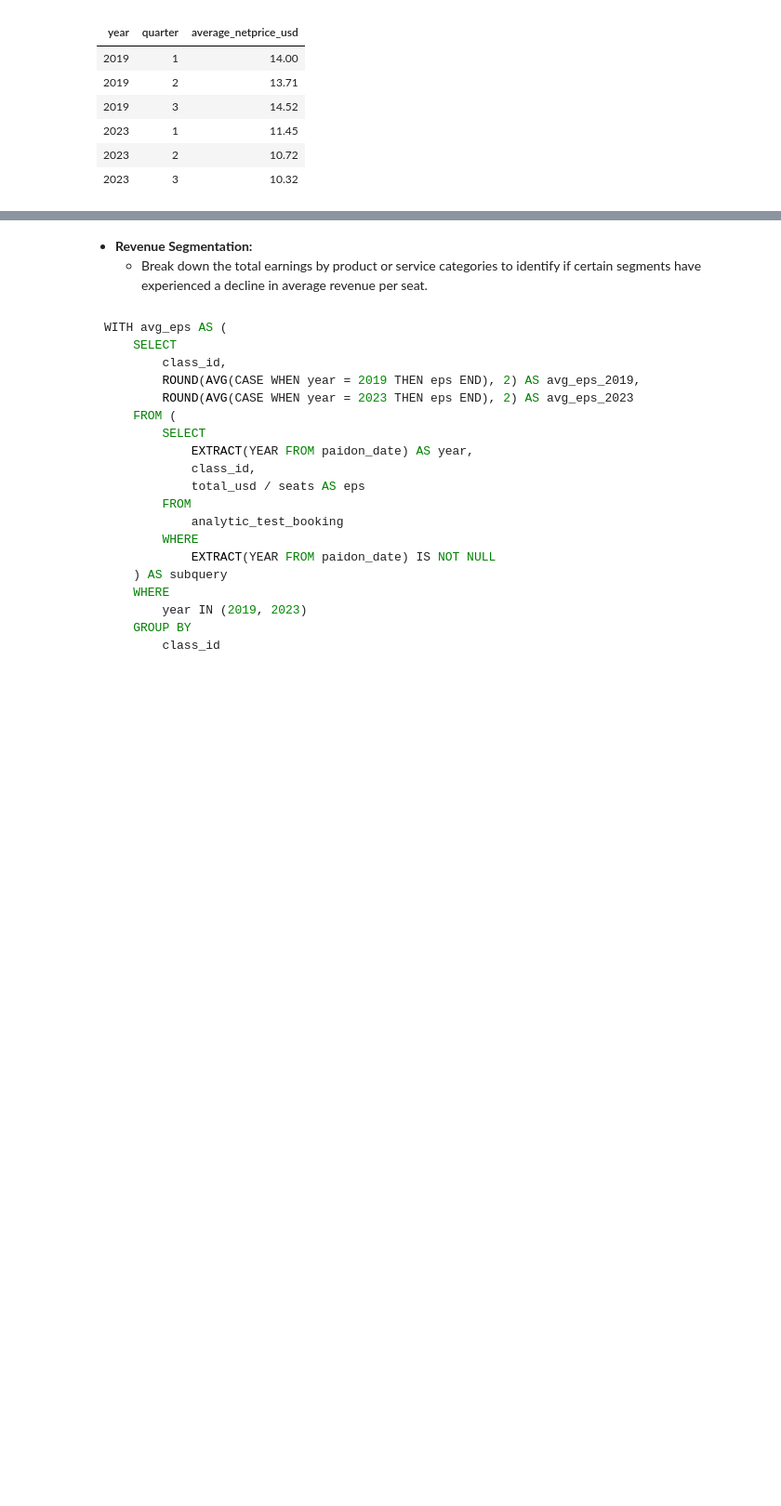
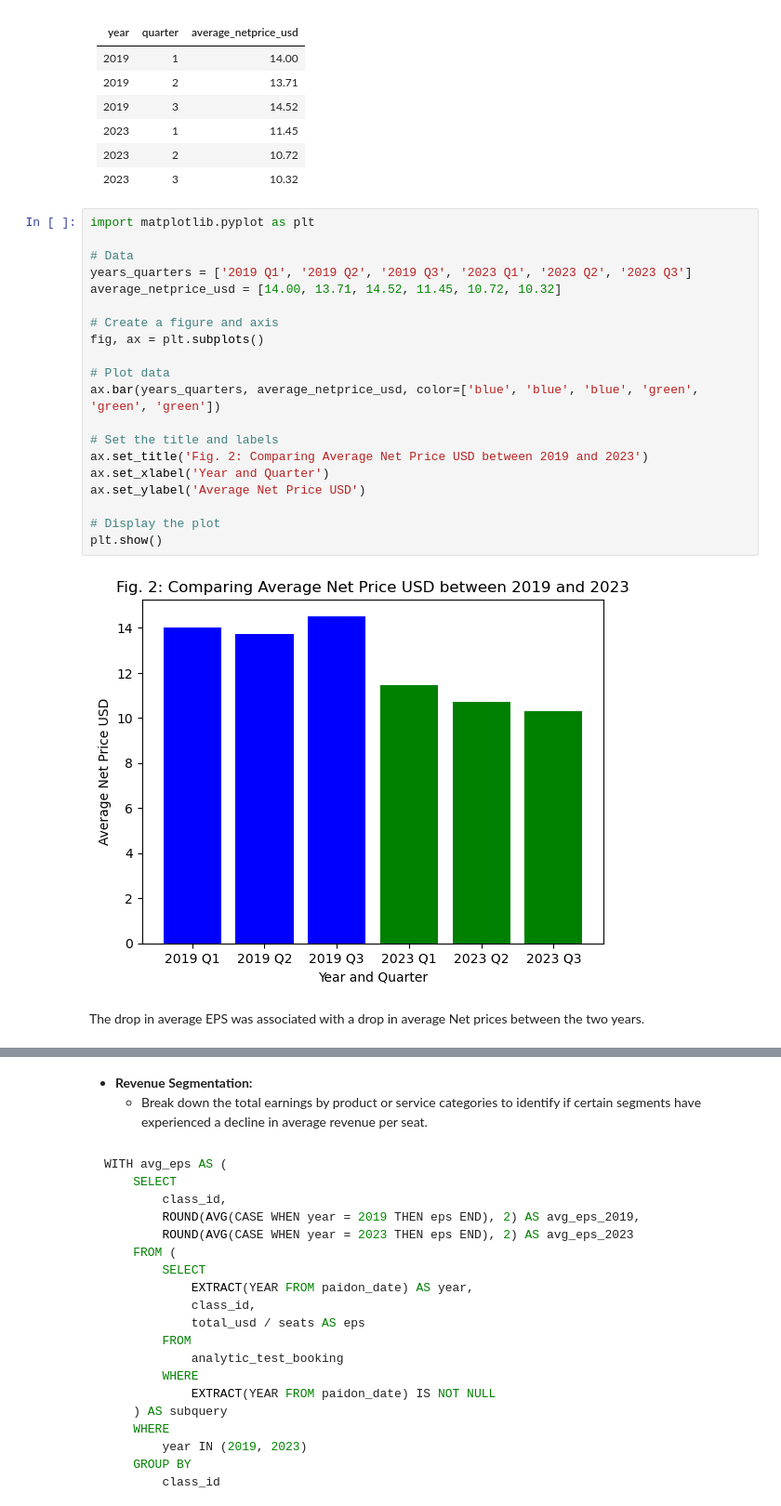
Before and after one commit to AdnanAbed/Python_Projects, a Jupyter notebook: 12Go Case Study/12Go Case Study.ipynb, the cells around one changed output, grey strips where cells are left out. Shown: that part at 93% size. Drawn from its saved outputs; the diff is of its cells as text; blank space fills up the shorter version.

```diff
--- a/12Go Case Study/12Go Case Study.ipynb
+++ b/12Go Case Study/12Go Case Study.ipynb
@@ -192,3 +234,27 @@ ORDER BY
 | 2023 | 1       | 11.45                |
 | 2023 | 2       | 10.72                |
 | 2023 | 3       | 10.32                |
+# %%
+import matplotlib.pyplot as plt
+
+# Data
+years_quarters = ['2019 Q1', '2019 Q2', '2019 Q3', '2023 Q1', '2023 Q2', '2023 Q3']
+average_netprice_usd = [14.00, 13.71, 14.52, 11.45, 10.72, 10.32]
+
+# Create a figure and axis
+fig, ax = plt.subplots()
+
+# Plot data
+ax.bar(years_quarters, average_netprice_usd, color=['blue', 'blue', 'blue', 'green', 'green', 'green'])
+
+# Set the title and labels
+ax.set_title('Fig. 2: Comparing Average Net Price USD between 2019 and 2023')
+ax.set_xlabel('Year and Quarter')
+ax.set_ylabel('Average Net Price USD')
+
+# Display the plot
+plt.show()
+# %% [output]
+[figure, added]
+# %% [markdown]
+The drop in average EPS was associated with a drop in average Net prices between the two years.
```
Also changed, not shown: parts of 66 cells of this notebook.
